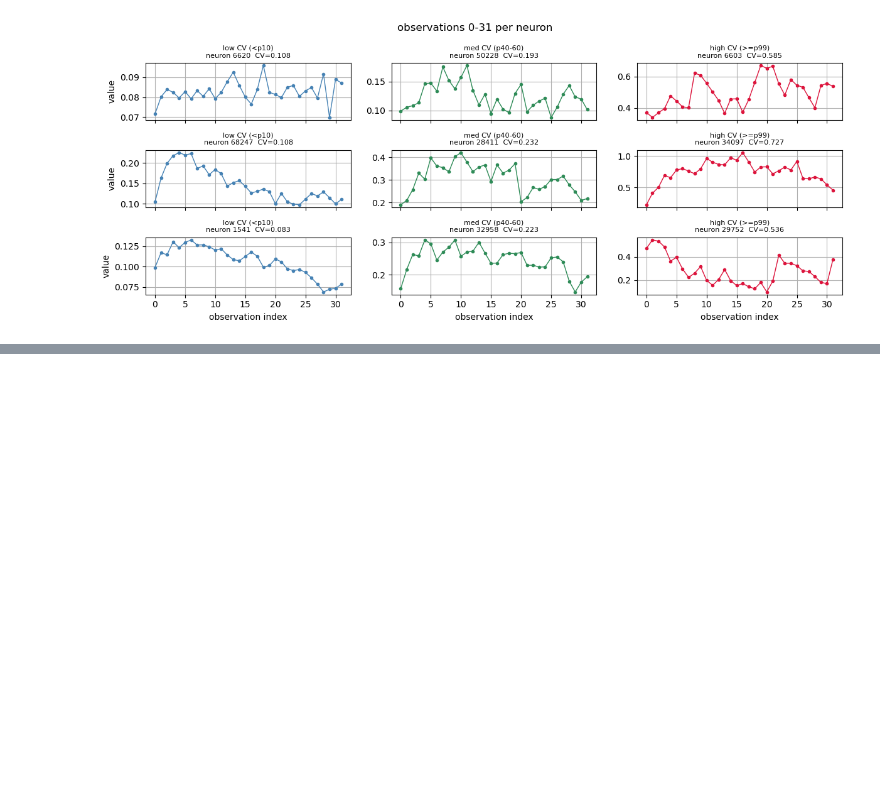
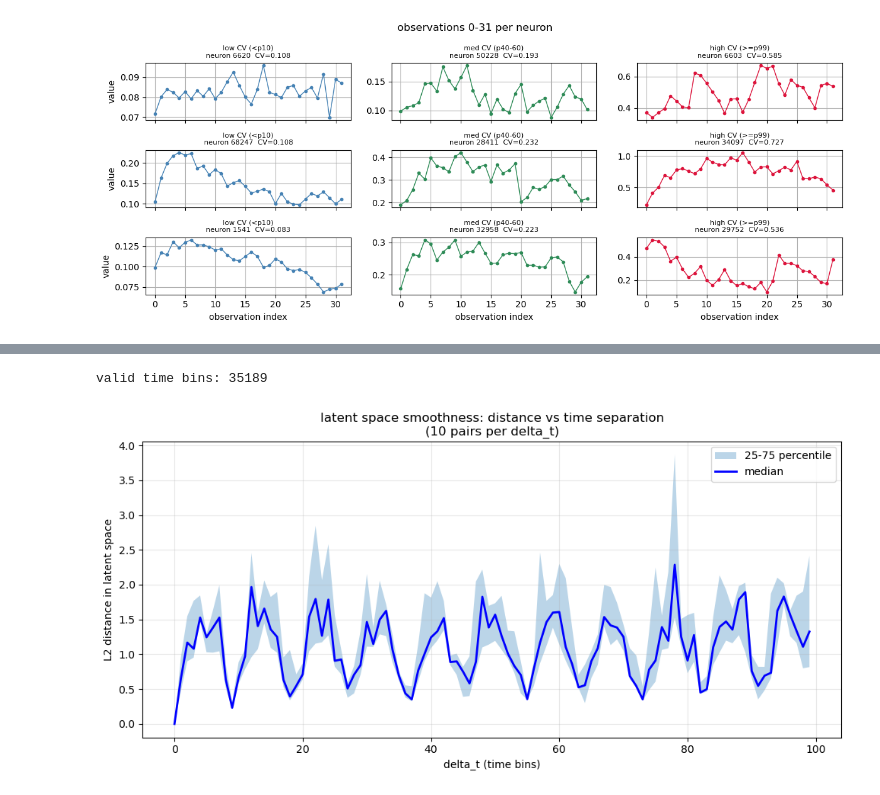
Before and after one commit to saalfeldlab/NeuralGraph, a Jupyter notebook: src/LatentEvolution/binary_state_em.ipynb, the cells around one changed output, grey strips where cells are left out. Saved outputs shown, nothing was run; the diff lists cells and outputs as text; code cells hidden in the pictures; blank space fills up the shorter version.

```diff
--- a/src/LatentEvolution/binary_state_em.ipynb
+++ b/src/LatentEvolution/binary_state_em.ipynb
@@ -518,0 +1455,80 @@ plot_rollout()
+# %%
+# analyze latent space smoothness: distance vs delta_t (vectorized)
+
+MAX_DELTA_T = 100
+PAIRS_PER_DELTA = 10
+
+# get valid time indices
+valid_time_indices = torch.where(valid_times_mask)[0]
+print(f"valid time bins: {len(valid_time_indices)}")
+
+torch.manual_seed(123)
+
+delta_ts = []
+distances = []
+
+with torch.no_grad():
+    for delta_t in range(MAX_DELTA_T):
+        # vectorized: find valid starts where t+delta_t is also valid
+        valid_starts = valid_time_indices[valid_time_indices + delta_t < T_total]
+        # check t+delta_t validity using indexing
+        t_plus_delta_valid = valid_times_mask[valid_starts + delta_t]
+        valid_pairs = valid_starts[t_plus_delta_valid]
+
+        if len(valid_pairs) < PAIRS_PER_DELTA:
+            continue
+
+        # sample random pairs
+        perm = torch.randperm(len(valid_pairs), device=device)[:PAIRS_PER_DELTA]
+        sampled_t = valid_pairs[perm]
+
+        # compute distances in batch
+        z_t = z_learn[sampled_t]
+        z_t_delta = z_learn[sampled_t + delta_t]
+        dists = torch.norm(z_t_delta - z_t, dim=1)
+
+        for d in dists:
+            delta_ts.append(delta_t)
+            distances.append(d.item())
+
+delta_ts = np.array(delta_ts)
+distances = np.array(distances)
+
+# compute median and quartiles per delta_t
+unique_deltas = np.unique(delta_ts)
+medians = []
+q25s = []
+q75s = []
+
+for dt in unique_deltas:
+    mask = delta_ts == dt
+    dists = distances[mask]
+    medians.append(np.median(dists))
+    q25s.append(np.percentile(dists, 25))
+    q75s.append(np.percentile(dists, 75))
+
+medians = np.array(medians)
+q25s = np.array(q25s)
+q75s = np.array(q75s)
+
+# plot
+fig, ax = plt.subplots(figsize=(10, 5))
+ax.fill_between(unique_deltas, q25s, q75s, alpha=0.3, label='25-75 percentile')
+ax.plot(unique_deltas, medians, 'b-', linewidth=2, label='median')
+ax.set_xlabel('delta_t (time bins)')
+ax.set_ylabel('L2 distance in latent space')
+ax.set_title(f'latent space smoothness: distance vs time separation\n({PAIRS_PER_DELTA} pairs per delta_t)')
+ax.legend()
+ax.grid(True, alpha=0.3)
+plt.tight_layout()
+plt.show()
+
+# baseline: random pairs
+n_random = 1000
+random_t1 = valid_time_indices[torch.randperm(len(valid_time_indices), device=device)[:n_random]]
+random_t2 = valid_time_indices[torch.randperm(len(valid_time_indices), device=device)[:n_random]]
+random_dists = torch.norm(z_learn[random_t1] - z_learn[random_t2], dim=1).cpu().numpy()
+print(f"random pairs baseline: median={np.median(random_dists):.4f}")
+# %% [output]
+valid time bins: 35189
+[figure, added]
```
Also changed, not shown: parts of 29 cells of this notebook.
